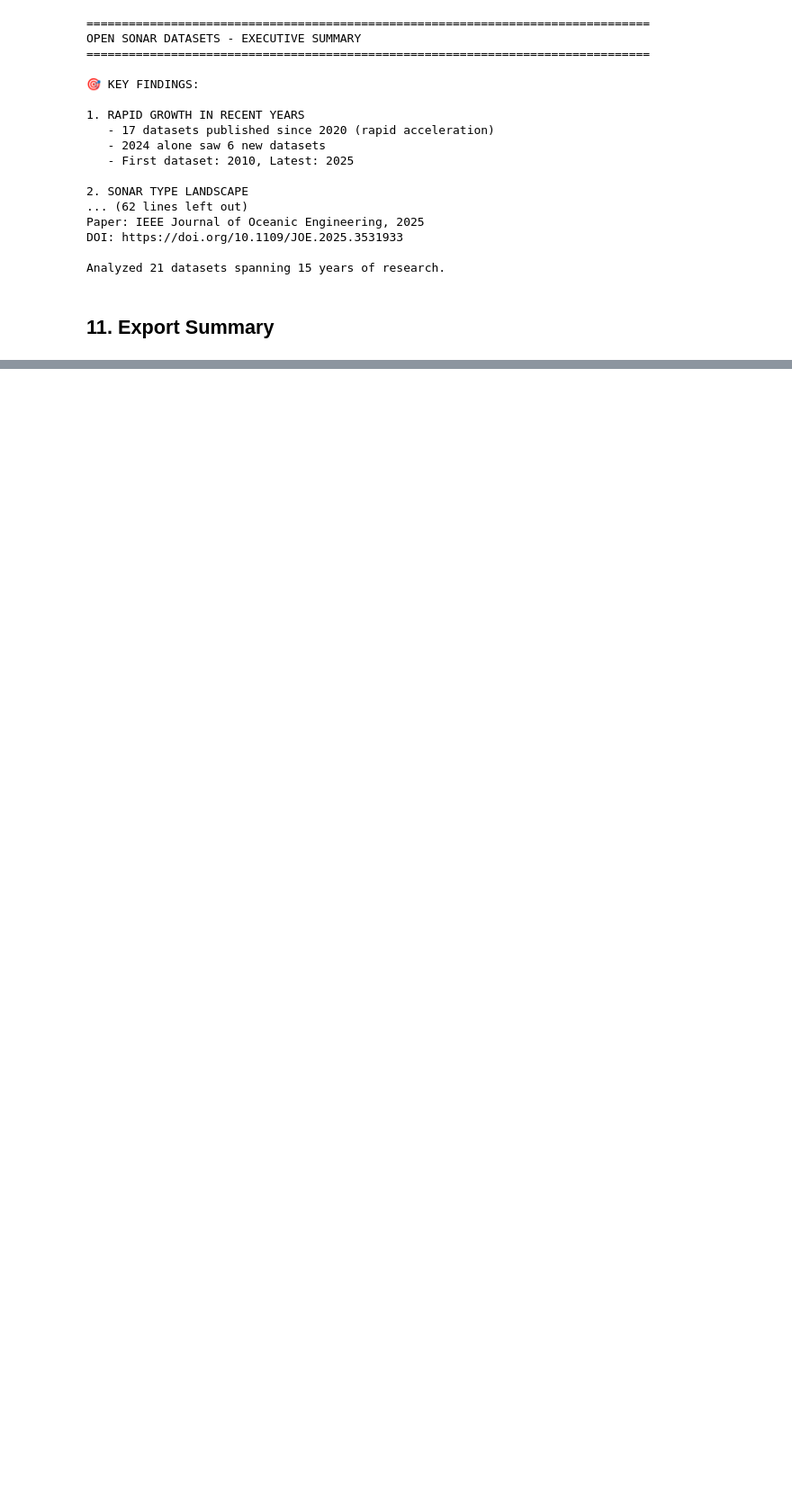
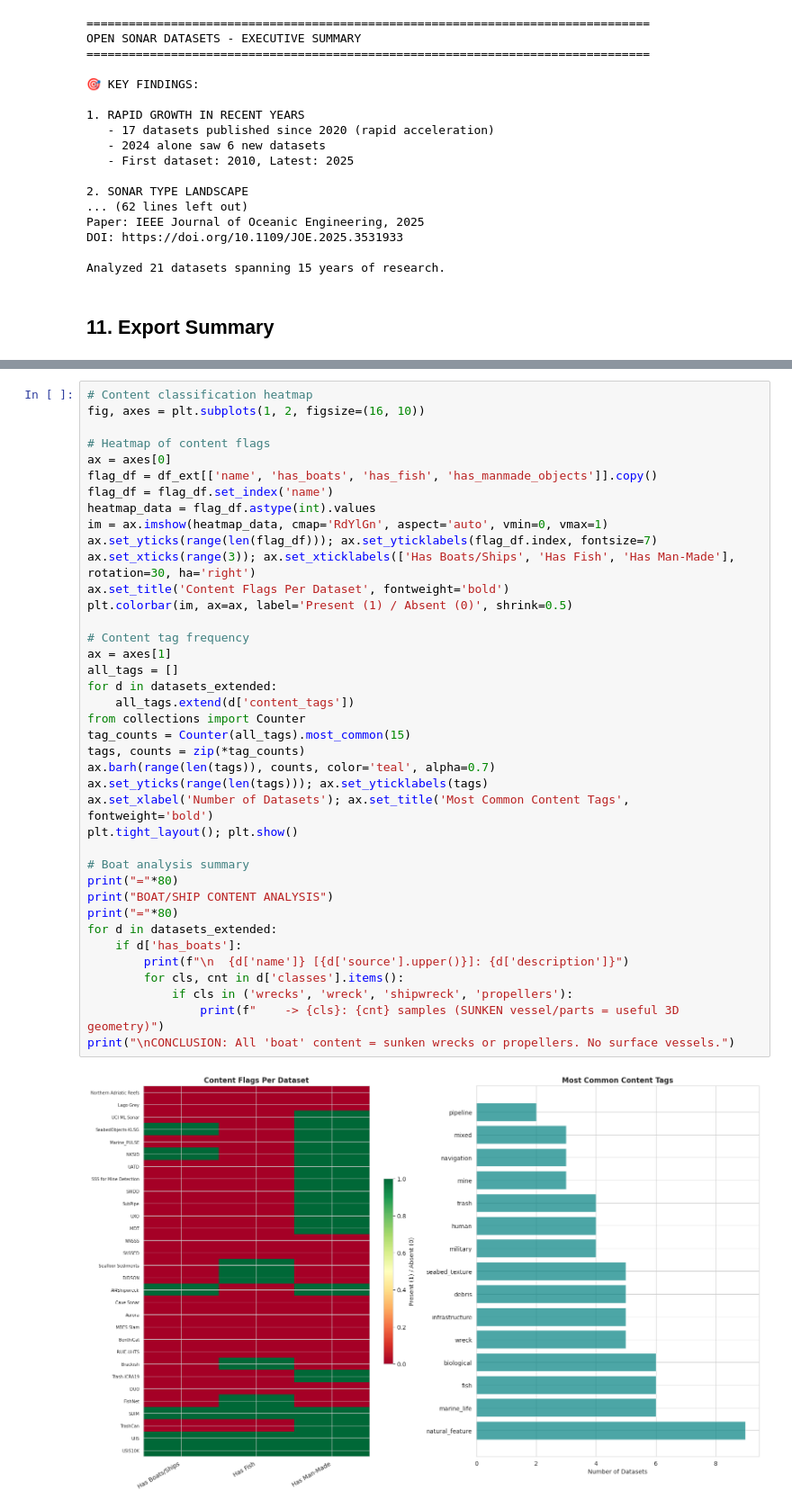
Before and after one commit to psu-nittanyaiadvance/26-S-Lockheed-1, a Jupyter notebook: sonar_datasets_eda.ipynb, the cells around one changed output, grey strips where cells are left out. Shown at 90% size. Cells and saved outputs as stored; diff of their text form; blank space fills up the shorter version.

```diff
--- a/sonar_datasets_eda.ipynb
+++ b/sonar_datasets_eda.ipynb
@@ -658,0 +1066,41 @@ summary_df.head(10)
+# %%
+# Content classification heatmap
+fig, axes = plt.subplots(1, 2, figsize=(16, 10))
+
+# Heatmap of content flags
+ax = axes[0]
+flag_df = df_ext[['name', 'has_boats', 'has_fish', 'has_manmade_objects']].copy()
+flag_df = flag_df.set_index('name')
+heatmap_data = flag_df.astype(int).values
+im = ax.imshow(heatmap_data, cmap='RdYlGn', aspect='auto', vmin=0, vmax=1)
+ax.set_yticks(range(len(flag_df))); ax.set_yticklabels(flag_df.index, fontsize=7)
+ax.set_xticks(range(3)); ax.set_xticklabels(['Has Boats/Ships', 'Has Fish', 'Has Man-Made'], rotation=30, ha='right')
+ax.set_title('Content Flags Per Dataset', fontweight='bold')
+plt.colorbar(im, ax=ax, label='Present (1) / Absent (0)', shrink=0.5)
+
+# Content tag frequency
+ax = axes[1]
+all_tags = []
+for d in datasets_extended:
+    all_tags.extend(d['content_tags'])
+from collections import Counter
+tag_counts = Counter(all_tags).most_common(15)
+tags, counts = zip(*tag_counts)
+ax.barh(range(len(tags)), counts, color='teal', alpha=0.7)
+ax.set_yticks(range(len(tags))); ax.set_yticklabels(tags)
+ax.set_xlabel('Number of Datasets'); ax.set_title('Most Common Content Tags', fontweight='bold')
+plt.tight_layout(); plt.show()
+
+# Boat analysis summary
+print("="*80)
+print("BOAT/SHIP CONTENT ANALYSIS")
+print("="*80)
+for d in datasets_extended:
+    if d['has_boats']:
+        print(f"\n  {d['name']} [{d['source'].upper()}]: {d['description']}")
+        for cls, cnt in d['classes'].items():
+            if cls in ('wrecks', 'wreck', 'shipwreck', 'propellers'):
+                print(f"    -> {cls}: {cnt} samples (SUNKEN vessel/parts = useful 3D geometry)")
+print("\nCONCLUSION: All 'boat' content = sunken wrecks or propellers. No surface vessels.")
+# %% [output]
+[figure, added]
```
Also changed, not shown: parts of 26 cells of this notebook, 2 other files.
